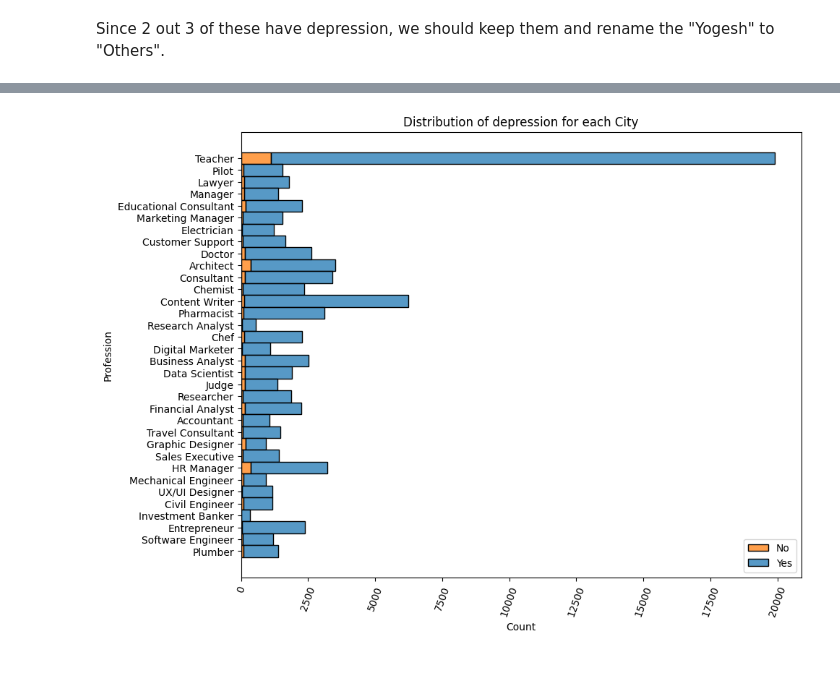
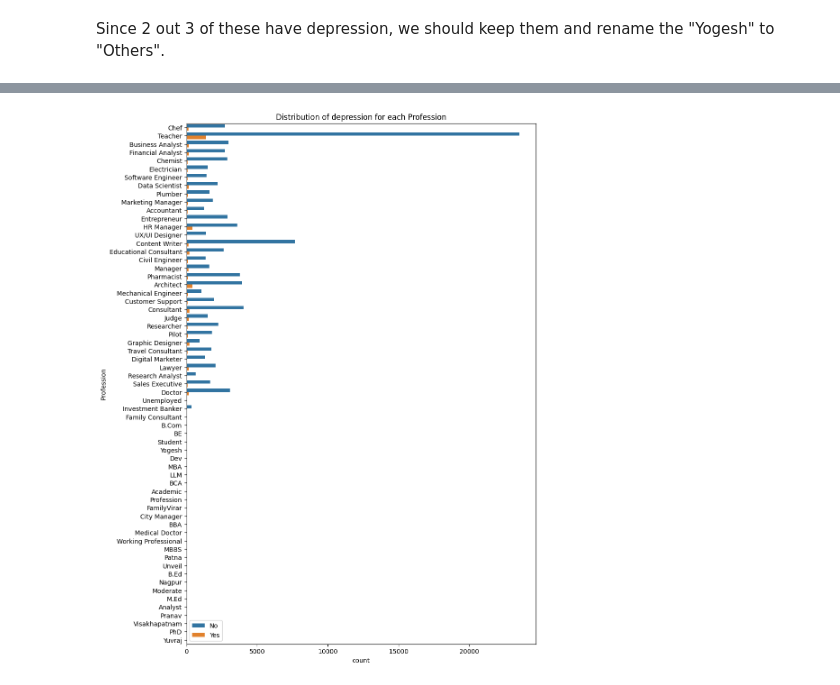
Before and after one commit to vanshuwjoshi/Kaggle-Playground-S4E11, a Jupyter notebook: notebooks/eda.ipynb, the cells around one changed output, grey strips where cells are left out. Saved outputs shown, nothing was run; the diff lists cells and outputs as text; code cells hidden in the pictures.

Commit message:
Finished visualization of 5 columns

```diff
--- a/notebooks/eda.ipynb
+++ b/notebooks/eda.ipynb
@@ -60,8 +43,7 @@ data_train.head()
 # %% [markdown]
 Remove id, Name from train and test data
 # %%
-data_train = data_train.drop(["id", "Name"], axis=1)
-data_test = data_test.drop(["id", "Name"], axis=1)
-data_train.head()
+data = data.drop(["id", "Name"], axis=1)
+data.head()
 # %% [output]
 |  | Gender | Age | City | Working Professional or Student | Profession | Academic Pressure | Work Pressure | ... |
@@ -446,7 +342,7 @@ Name: count, dtype: int64
 # %% [markdown]
 - Replace "Finanancial Analyst" with "Financial Analyst"
 # %%
-data_train.loc[data_train["Profession"] == "Finanancial Analyst", "Profession"] = (
+data.loc[data["Profession"] == "Finanancial Analyst", "Profession"] = (
     "Financial Analyst"
 )
 # %%
@@ -552,10 +402,9 @@ data_train = data_train[
 # %%
-plt.figure(figsize=(10, 8))
-sns.histplot(data_train, y="Profession", hue="Depression", multiple="stack")
-plt.title("Distribution of depression for each City")
+plt.figure(figsize=(10, 15))
+sns.countplot(data, y="Profession", hue="Depression")
+plt.title("Distribution of depression for each Profession")
 plt.legend(["No", "Yes"])
-plt.xticks(rotation=70)
 plt.show()
 # %% [output]
-[figure, old version]
+[figure, new version]
 # %%
```
Also changed, not shown: parts of 75 cells of this notebook.
